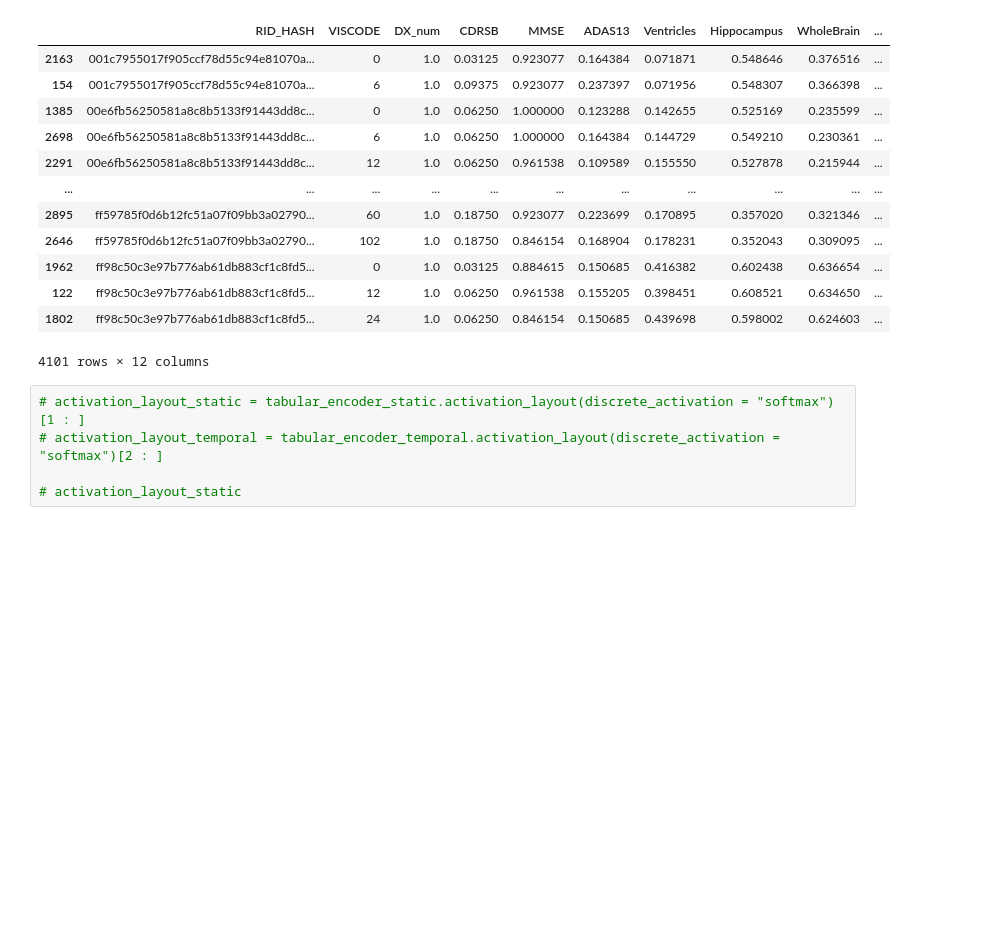
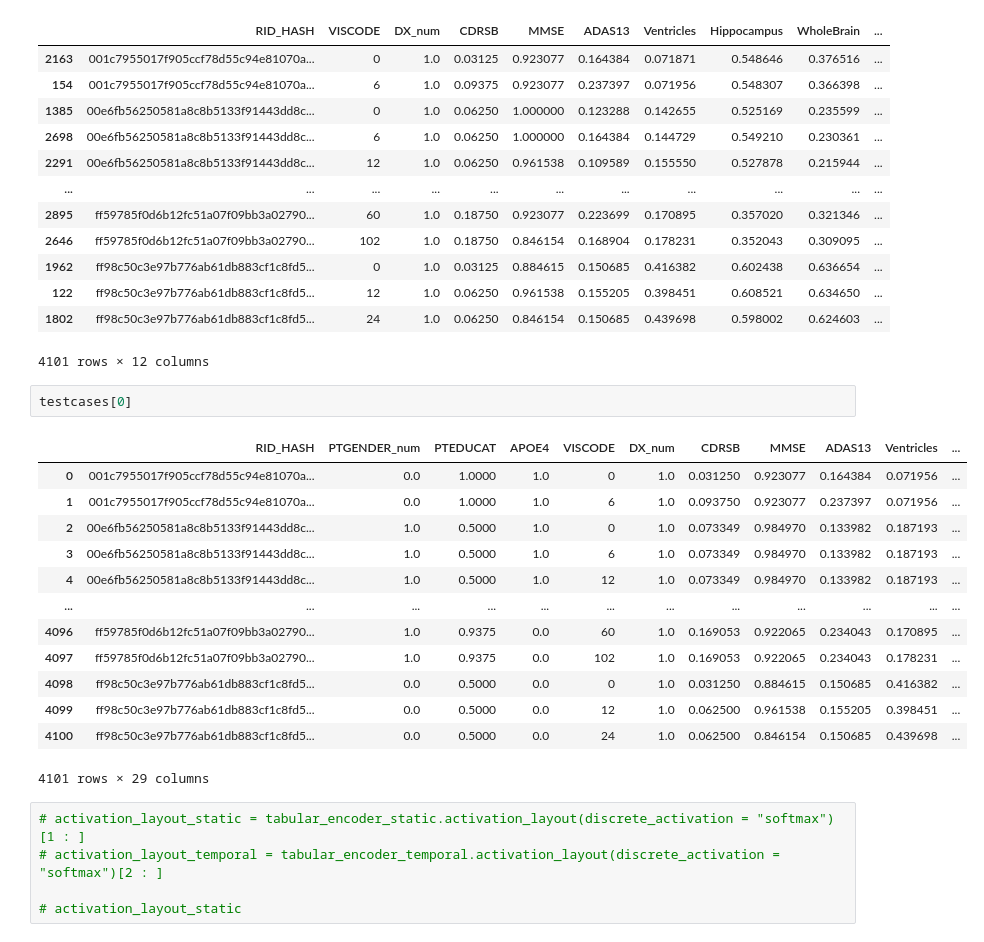
Before and after one commit to bcebere/genentech-404-challenge, a Jupyter notebook: explore_score_take7.ipynb, the cells around one changed output. Cells and saved outputs as stored; diff of their text form; blank space fills up the shorter version.

```diff
--- a/explore_score_take7.ipynb
+++ b/explore_score_take7.ipynb
@@ -643,6 +645,22 @@ full_output_temporal
 | 122 | ff98c50c3e97b776ab61db883cf1c8fd5... | 12 | 1.0 | 0.06250 | 0.961538 | 0.155205 | 0.398451 | 0.608521 | 0.634650 | ... |
 | 1802 | ff98c50c3e97b776ab61db883cf1c8fd5... | 24 | 1.0 | 0.06250 | 0.846154 | 0.150685 | 0.439698 | 0.598002 | 0.624603 | ... |
 4101 rows × 12 columns
+# %%
+testcases[0]
+# %% [output]
+|  | RID_HASH | PTGENDER_num | PTEDUCAT | APOE4 | VISCODE | DX_num | CDRSB | MMSE | ADAS13 | Ventricles | ... |
+| 0 | 001c7955017f905ccf78d55c94e81070a... | 0.0 | 1.0000 | 1.0 | 0 | 1.0 | 0.031250 | 0.923077 | 0.164384 | 0.071956 | ... |
+| 1 | 001c7955017f905ccf78d55c94e81070a... | 0.0 | 1.0000 | 1.0 | 6 | 1.0 | 0.093750 | 0.923077 | 0.237397 | 0.071956 | ... |
+| 2 | 00e6fb56250581a8c8b5133f91443dd8c... | 1.0 | 0.5000 | 1.0 | 0 | 1.0 | 0.073349 | 0.984970 | 0.133982 | 0.187193 | ... |
+| 3 | 00e6fb56250581a8c8b5133f91443dd8c... | 1.0 | 0.5000 | 1.0 | 6 | 1.0 | 0.073349 | 0.984970 | 0.133982 | 0.187193 | ... |
+| 4 | 00e6fb56250581a8c8b5133f91443dd8c... | 1.0 | 0.5000 | 1.0 | 12 | 1.0 | 0.073349 | 0.984970 | 0.133982 | 0.187193 | ... |
+| ... | ... | ... | ... | ... | ... | ... | ... | ... | ... | ... | ... |
+| 4096 | ff59785f0d6b12fc51a07f09bb3a02790... | 1.0 | 0.9375 | 0.0 | 60 | 1.0 | 0.169053 | 0.922065 | 0.234043 | 0.170895 | ... |
+| 4097 | ff59785f0d6b12fc51a07f09bb3a02790... | 1.0 | 0.9375 | 0.0 | 102 | 1.0 | 0.169053 | 0.922065 | 0.234043 | 0.178231 | ... |
+| 4098 | ff98c50c3e97b776ab61db883cf1c8fd5... | 0.0 | 0.5000 | 0.0 | 0 | 1.0 | 0.031250 | 0.884615 | 0.150685 | 0.416382 | ... |
+| 4099 | ff98c50c3e97b776ab61db883cf1c8fd5... | 0.0 | 0.5000 | 0.0 | 12 | 1.0 | 0.062500 | 0.961538 | 0.155205 | 0.398451 | ... |
+| 4100 | ff98c50c3e97b776ab61db883cf1c8fd5... | 0.0 | 0.5000 | 0.0 | 24 | 1.0 | 0.062500 | 0.846154 | 0.150685 | 0.439698 | ... |
+4101 rows × 29 columns
 # %%
 # activation_layout_static = tabular_encoder_static.activation_layout(discrete_activation = "softmax")[1 : ]
 # activation_layout_temporal = tabular_encoder_temporal.activation_layout(discrete_activation = "softmax")[2 : ]
```
Also changed, not shown: parts of 19 cells of this notebook, 1 other file.
